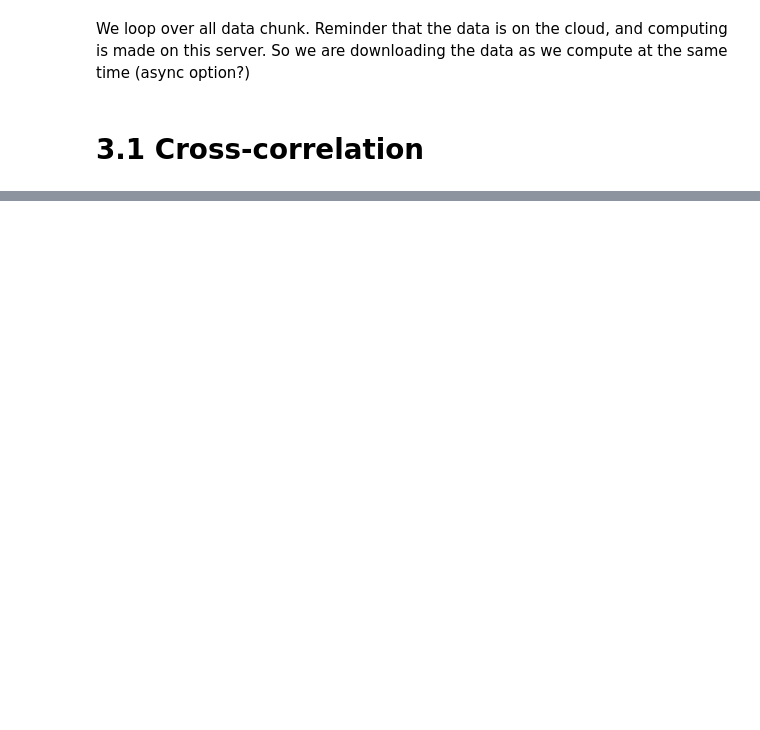
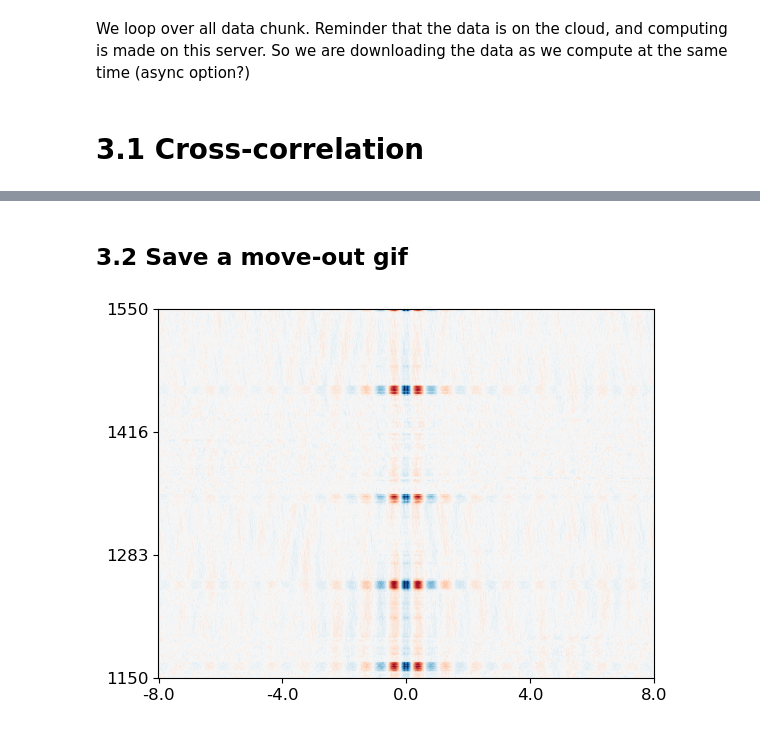
Before and after one commit to johnmorganmanos/whidbey_noise, a Jupyter notebook: notebooks/DAS_ambient_noise.ipynb, the cells around one changed output, grey strips where cells are left out. Saved outputs shown, nothing was run; the diff lists cells and outputs as text; code cells hidden in the pictures; blank space fills up the shorter version.

```diff
--- a/notebooks/DAS_ambient_noise.ipynb
+++ b/notebooks/DAS_ambient_noise.ipynb
@@ -359 +346,41 @@ chan_source=2
+# %% [markdown]
+## 3.2 Save a move-out gif
+# %%
+import matplotlib.animation as animation
+from matplotlib.animation import PillowWriter
+
+
+ims = []
+fig = plt.figure()
+for i in np.arange(0,nsta,1):
+    vsg = np.zeros([801, nsta])
+    source_step = i
+    for i in range(source_step):
+        chan_source = i + cha1
+        iS =  int((cha2*2 - cha1 - chan_source + 1) * (chan_source - cha1) / 2)
+        vsg[:, i] = corr_full[:, iS + (source_step - i)][::-1]
+
+    chan_source = cha1 + source_step
+    iS =  int((cha2*2 - cha1 - chan_source + 1) * (chan_source - cha1) / 2)
+    iS2 =  int((cha2*2 - cha1 - (chan_source+1) + 1) * ((chan_source+1) - cha1) / 2)
+    vsg[:, source_step:] = corr_full[:, iS:iS2]
+
+    im = plt.imshow(vsg.T, aspect = 'auto', cmap = 'RdBu',
+               vmax = 5e-2, vmin = -5e-2, origin = 'lower')
+
+    _ = plt.yticks(np.linspace(cha1, cha2, 4) - cha1,
+                  [int(i) for i in np.linspace(cha1, cha2, 4)], fontsize = 12)
+    _ = plt.xticks(np.arange(0, 801, 200), (np.arange(0, 801, 200) - 400)/50, fontsize = 12)
+
+    ims.append([im])
+
+ani = animation.ArtistAnimation(fig, ims, interval=50, blit=True,
+                                repeat_delay=500)
+
+writer = PillowWriter(fps=20)
+ani.save("move_out.gif", writer=writer)
+
+plt.show()
+# %% [output]
+[figure, added]
 # %%
```
Also changed, not shown: parts of 11 cells of this notebook, 1 other file.
